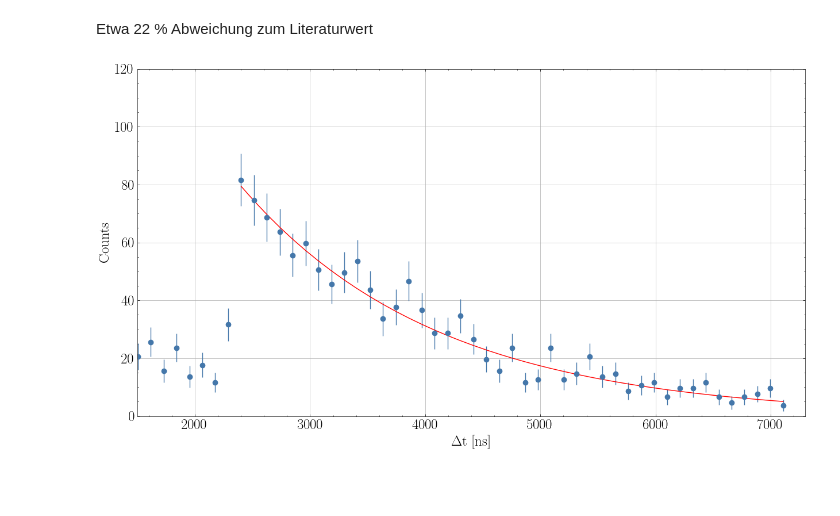
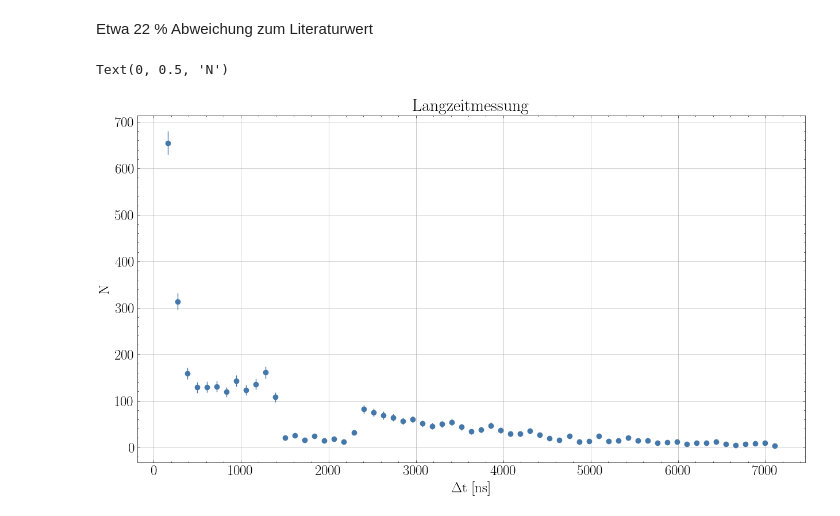
Before and after one commit to FlorianAdamczyk/FPrak_Myonenzerfall, a Jupyter notebook: Datenauswertung.ipynb, the cells around one changed output. Drawn from its saved outputs; the diff is of its cells as text; code cells hidden in the pictures; blank space fills up the shorter version.

```diff
--- a/Datenauswertung.ipynb
+++ b/Datenauswertung.ipynb
@@ -368,20 +408,17 @@ Etwa 22 % Abweichung zum Literaturwert
 # %%
 fig = plt.figure(figsize=[15,8], dpi=100)
 ax = fig.add_subplot(111)
-ax.set_xlim(xmin = 1500, xmax = 7300)
-#ax.set_yscale("log")
-ax.set_ylim(ymax= 120)
 
-#ax.errorbar(expX,expYLog,yerr =expY_errLog, fmt='o')
-#ax.plot(expX, linearFunc(expX,*a_fitLin), color='red', label='Exponential-Fit')
+
 
 ax.grid()
-ax.plot(expX, expFit(expX,*poptExp), color='red', label='Exponential-Fit')
 ax.errorbar(lang["time"],lang["intens"],yerr =lang["err"], fmt='o')
 
+ax.set_title("Langzeitmessung")
 ax.set_xlabel("$\Delta$t [ns]")
-ax.set_ylabel("Counts")
+ax.set_ylabel("N")
 
-plt.show()
+plt.savefig("bilder/langzeitMess.pdf")
 # %% [output]
+Text(0, 0.5, 'N')
-[figure, old version]
+[figure, new version]
```
Also changed, not shown: parts of 8 cells of this notebook, 9 other files.
